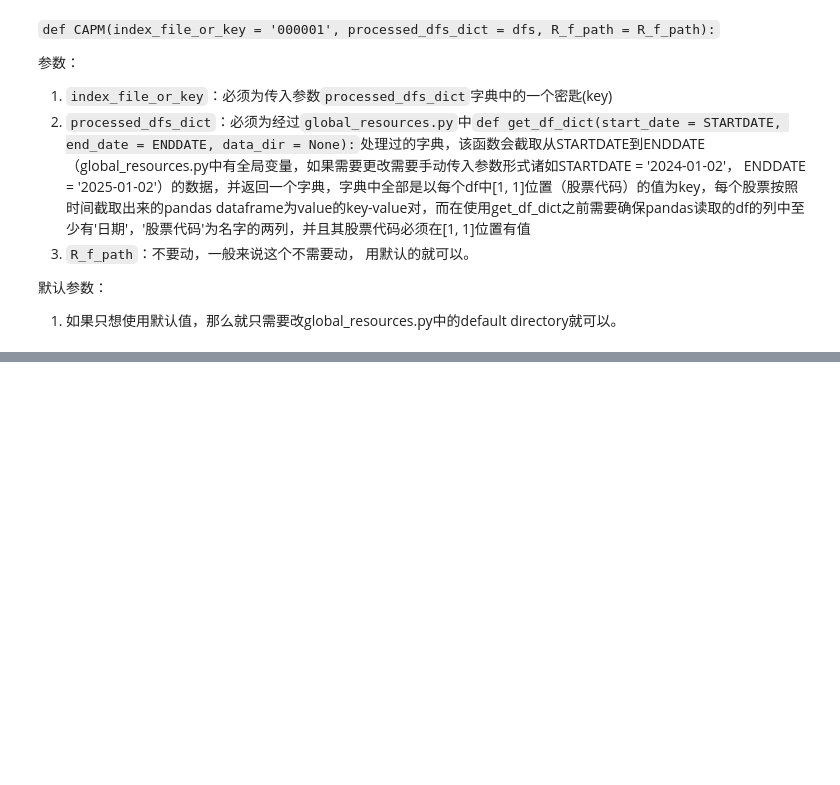
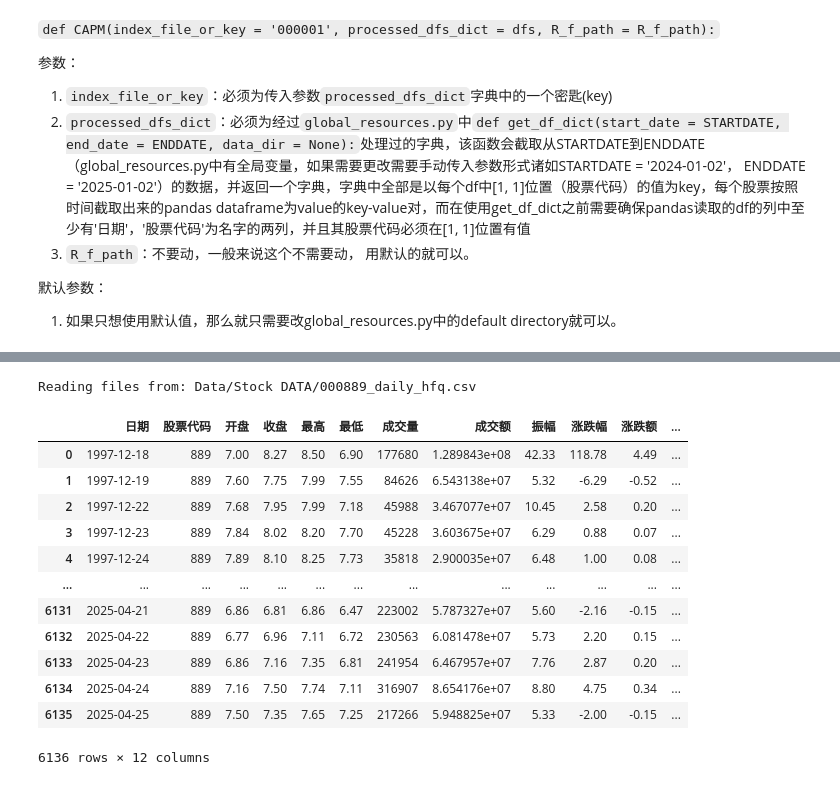
Before and after one commit to wsxrfv9090/Quantitative-Investment-Algorithms, a Jupyter notebook: test.ipynb, the cells around one changed output, grey strips where cells are left out. Cells and saved outputs as stored; diff of their text form; code cells hidden in the pictures; blank space fills up the shorter version.

```diff
--- a/test.ipynb
+++ b/test.ipynb
@@ -61,0 +80,18 @@ capm.plot_random_capm(df)
+# %%
+df = gr.read_and_return_pd_df(r'Data/Stock DATA/000889_daily_hfq.csv')
+display(df)
+# %% [output]
+Reading files from: Data/Stock DATA/000889_daily_hfq.csv
+|  | 日期 | 股票代码 | 开盘 | 收盘 | 最高 | 最低 | 成交量 | 成交额 | 振幅 | 涨跌幅 | 涨跌额 | ... |
+| 0 | 1997-12-18 | 889 | 7.00 | 8.27 | 8.50 | 6.90 | 177680 | 1.289843e+08 | 42.33 | 118.78 | 4.49 | ... |
+| 1 | 1997-12-19 | 889 | 7.60 | 7.75 | 7.99 | 7.55 | 84626 | 6.543138e+07 | 5.32 | -6.29 | -0.52 | ... |
+| 2 | 1997-12-22 | 889 | 7.68 | 7.95 | 7.99 | 7.18 | 45988 | 3.467077e+07 | 10.45 | 2.58 | 0.20 | ... |
+| 3 | 1997-12-23 | 889 | 7.84 | 8.02 | 8.20 | 7.70 | 45228 | 3.603675e+07 | 6.29 | 0.88 | 0.07 | ... |
+| 4 | 1997-12-24 | 889 | 7.89 | 8.10 | 8.25 | 7.73 | 35818 | 2.900035e+07 | 6.48 | 1.00 | 0.08 | ... |
+| ... | ... | ... | ... | ... | ... | ... | ... | ... | ... | ... | ... | ... |
+| 6131 | 2025-04-21 | 889 | 6.86 | 6.81 | 6.86 | 6.47 | 223002 | 5.787327e+07 | 5.60 | -2.16 | -0.15 | ... |
+| 6132 | 2025-04-22 | 889 | 6.77 | 6.96 | 7.11 | 6.72 | 230563 | 6.081478e+07 | 5.73 | 2.20 | 0.15 | ... |
+| 6133 | 2025-04-23 | 889 | 6.86 | 7.16 | 7.35 | 6.81 | 241954 | 6.467957e+07 | 7.76 | 2.87 | 0.20 | ... |
+| 6134 | 2025-04-24 | 889 | 7.16 | 7.50 | 7.74 | 7.11 | 316907 | 8.654176e+07 | 8.80 | 4.75 | 0.34 | ... |
+| 6135 | 2025-04-25 | 889 | 7.50 | 7.35 | 7.65 | 7.25 | 217266 | 5.948825e+07 | 5.33 | -2.00 | -0.15 | ... |
+6136 rows × 12 columns
```
Also changed, not shown: parts of 7 cells of this notebook, 4 other files.
